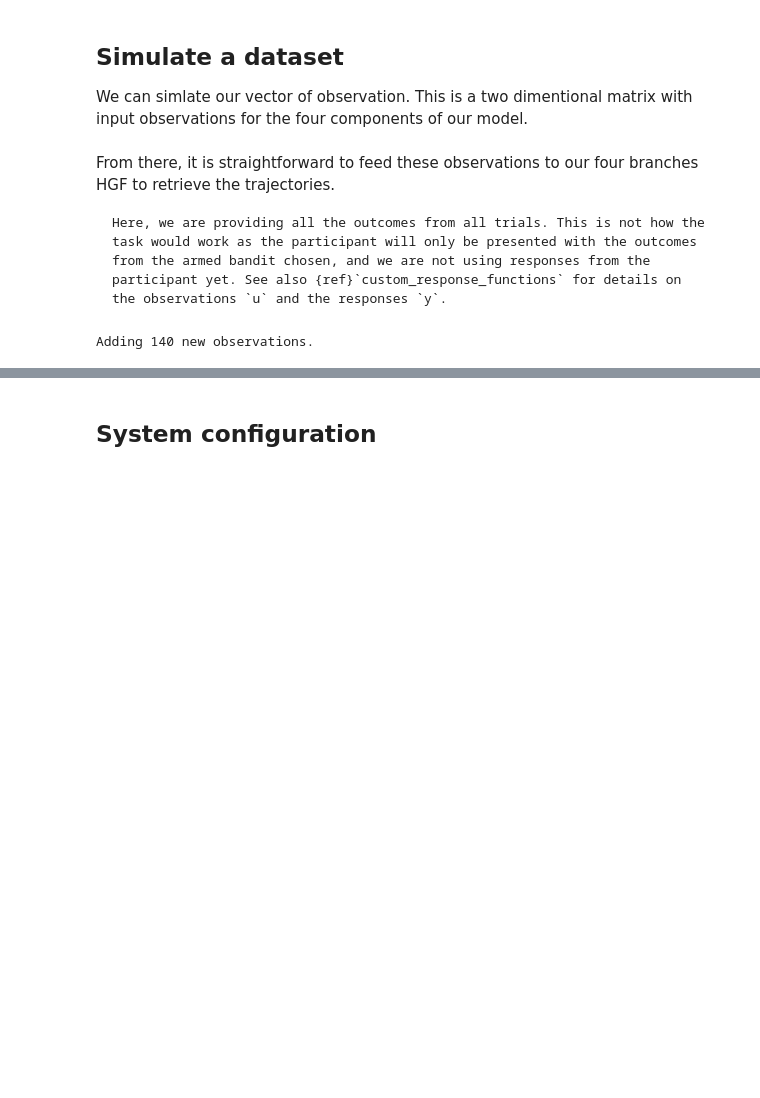
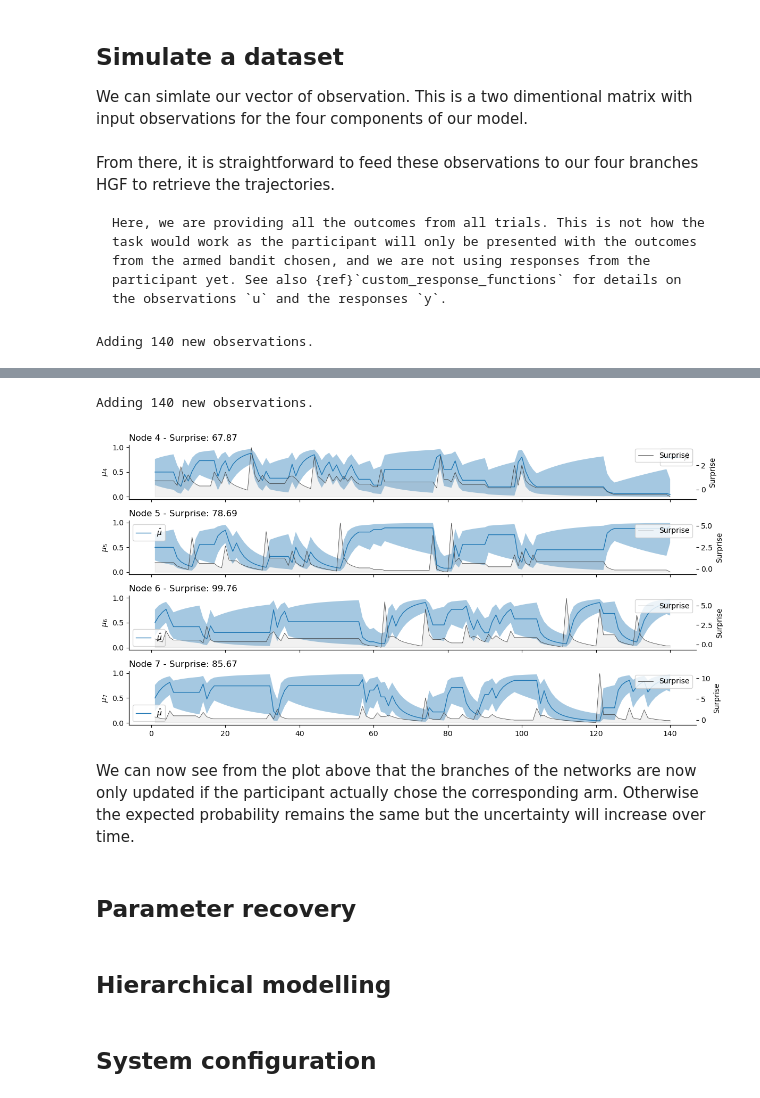
Before and after one commit to ilabcode/pyhgf, a Jupyter notebook: docs/source/notebooks/Example_3_Multi_armed_bandit.ipynb, the cells around one changed output, grey strips where cells are left out. Saved outputs shown, nothing was run; the diff lists cells and outputs as text; code cells hidden in the pictures; blank space fills up the shorter version.

```diff
--- a/docs/source/notebooks/Example_3_Multi_armed_bandit.ipynb
+++ b/docs/source/notebooks/Example_3_Multi_armed_bandit.ipynb
@@ -135,0 +169,18 @@ sns.despine();
+# %%
+two_armed_bandit_missing_inputs_hgf = (
+    HGF(model_type=None, allow_missing_inputs=True)
+    .add_input_node(kind="binary", input_idxs=0)
+    .add_input_node(kind="binary", input_idxs=1)
+    .add_input_node(kind="binary", input_idxs=2)
+    .add_input_node(kind="binary", input_idxs=3)
+    .add_value_parent(children_idxs=[0])
+    .add_value_parent(children_idxs=[1])
+    .add_value_parent(children_idxs=[2])
+    .add_value_parent(children_idxs=[3])
+    .add_value_parent(children_idxs=[4], tonic_volatility=-1.0)
+    .add_value_parent(children_idxs=[5], tonic_volatility=-1.0)
+    .add_value_parent(children_idxs=[6], tonic_volatility=-1.0)
+    .add_value_parent(children_idxs=[7], tonic_volatility=-1.0)
+    .init()
+)
+two_armed_bandit_hgf.plot_network()
@@ -136,3 +193,25 @@ sns.despine();
+# %%
+two_armed_bandit_missing_inputs_hgf.input_data(input_data=u.T);
+# %% [output]
+Adding 140 new observations.
+# %%
+_, axs = plt.subplots(figsize=(12, 6), nrows=4, sharex=True, sharey=True)
+
+two_armed_bandit_missing_inputs_hgf.plot_nodes(node_idxs=4, axs=axs[0])
+two_armed_bandit_missing_inputs_hgf.plot_nodes(node_idxs=5, axs=axs[1])
+two_armed_bandit_missing_inputs_hgf.plot_nodes(node_idxs=6, axs=axs[2])
+two_armed_bandit_missing_inputs_hgf.plot_nodes(node_idxs=7, axs=axs[3])
+
+plt.tight_layout()
+sns.despine();
+# %% [output]
+[figure, added]
+# %% [markdown]
+We can now see from the plot above that the branches of the networks are now only updated if the participant actually chose the corresponding arm. Otherwise the expected probability remains the same but the uncertainty will increase over time.
+# %% [markdown]
+## Parameter recovery
+# %% [markdown]
+## Hierarchical modelling
 # %% [markdown]
 ## System configuration
 # %%
```
Also changed, not shown: parts of 15 cells of this notebook, 1 other file.
